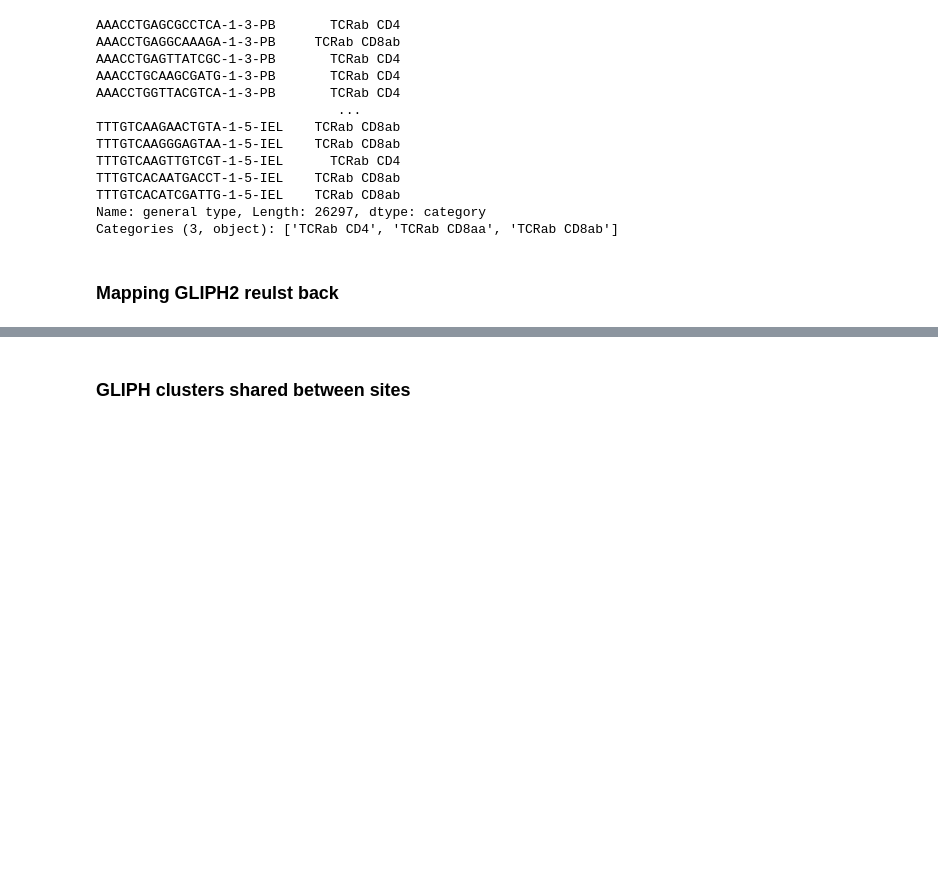
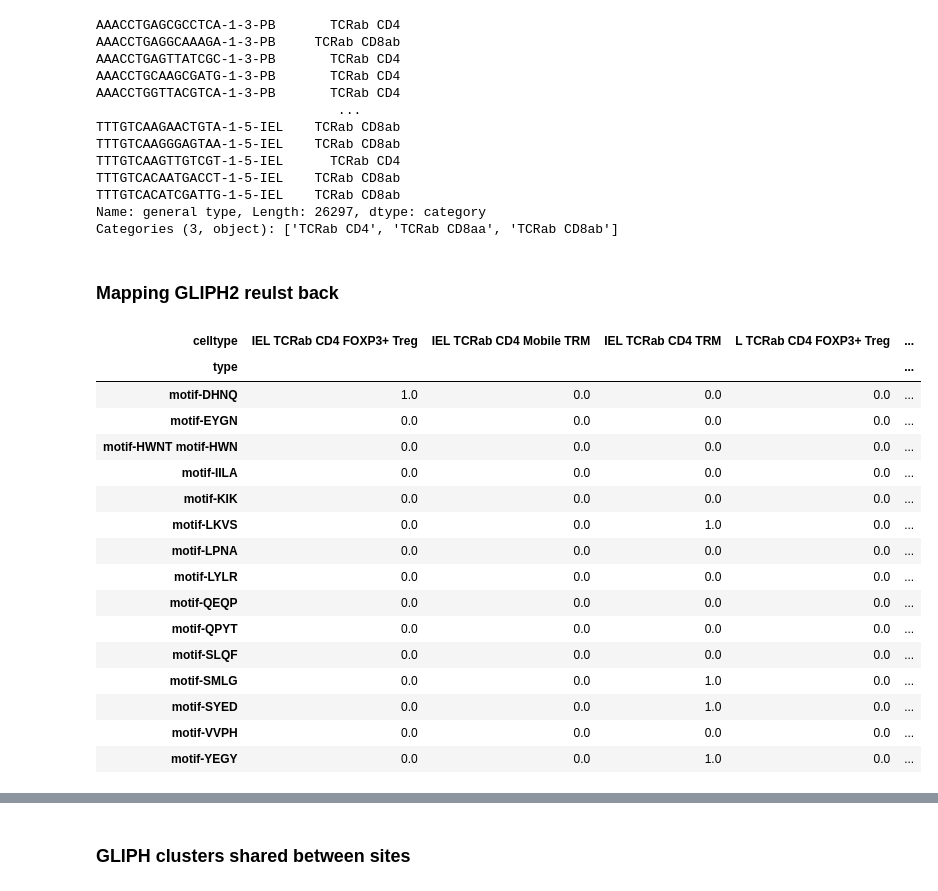
Before and after one commit to Ran-x2/gut-liver-TRM, a Jupyter notebook: Revision/GLIPH2/GLIPH2.ipynb, the cells around one changed output, grey strips where cells are left out. Drawn from its saved outputs; the diff is of its cells as text; code cells hidden in the pictures; blank space fills up the shorter version.

```diff
--- a/Revision/GLIPH2/GLIPH2.ipynb
+++ b/Revision/GLIPH2/GLIPH2.ipynb
@@ -69,8 +70,29 @@ Categories (3, object): ['TCRab CD4', 'TCRab CD8aa', 'TCRab CD8ab']
 # %% [markdown]
 ### Mapping GLIPH2 reulst back
 # %%
-CD4_GLIPH2_path = pd.read_csv(r"C:\Users\andre\Documents\GitHub\gut-liver-TRM\Revision\GLIPH2\GLIPH2_results\CD4_GLIPH2.csv")
+CD4_GLIPH2 = pd.read_csv(r"C:\Users\andre\Documents\GitHub\gut-liver-TRM\Revision\GLIPH2\GLIPH2_results\CD4_GLIPH2.csv",index_col = 0).iloc[:,0:18]
-# %%
-names = ['TCRab CD4','TCRab CD8aa','TCRab CD8ab']
-for i in names:
-    adata_slice = adata_ab[adata_ab.obs['general type'] == i,:]
+# %%
+CD4_GLIPH2['celltype'] = CD4_GLIPH2['Sample'].str.split(':').str[1]
+pattern_counts = CD4_GLIPH2.pivot_table(index = 'type', columns='celltype', values = 'Freq', aggfunc="sum", fill_value=0)
+motif_id = [i.startswith('motif') for i in pattern_counts.index]
+pattern_counts = pattern_counts[motif_id]
+# %%
+pattern_counts
+# %% [output]
+| celltype | IEL TCRab CD4 FOXP3+ Treg | IEL TCRab CD4 Mobile TRM | IEL TCRab CD4 TRM | L TCRab CD4 FOXP3+ Treg | ... |
+| type |  |  |  |  | ... |
+| motif-DHNQ | 1.0 | 0.0 | 0.0 | 0.0 | ... |
+| motif-EYGN | 0.0 | 0.0 | 0.0 | 0.0 | ... |
+| motif-HWNT motif-HWN | 0.0 | 0.0 | 0.0 | 0.0 | ... |
+| motif-IILA | 0.0 | 0.0 | 0.0 | 0.0 | ... |
+| motif-KIK | 0.0 | 0.0 | 0.0 | 0.0 | ... |
+| motif-LKVS | 0.0 | 0.0 | 1.0 | 0.0 | ... |
+| motif-LPNA | 0.0 | 0.0 | 0.0 | 0.0 | ... |
+| motif-LYLR | 0.0 | 0.0 | 0.0 | 0.0 | ... |
+| motif-QEQP | 0.0 | 0.0 | 0.0 | 0.0 | ... |
+| motif-QPYT | 0.0 | 0.0 | 0.0 | 0.0 | ... |
+| motif-SLQF | 0.0 | 0.0 | 0.0 | 0.0 | ... |
+| motif-SMLG | 0.0 | 0.0 | 1.0 | 0.0 | ... |
+| motif-SYED | 0.0 | 0.0 | 1.0 | 0.0 | ... |
+| motif-VVPH | 0.0 | 0.0 | 0.0 | 0.0 | ... |
+| motif-YEGY | 0.0 | 0.0 | 1.0 | 0.0 | ... |
```
Also changed, not shown: parts of 4 cells of this notebook, 5 other files.
